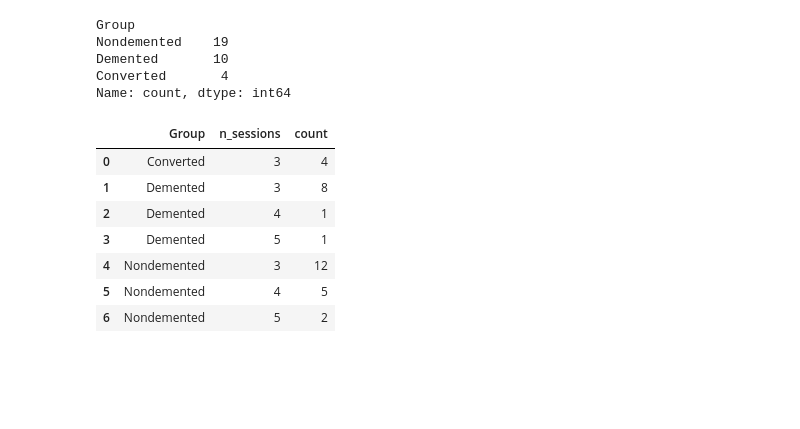
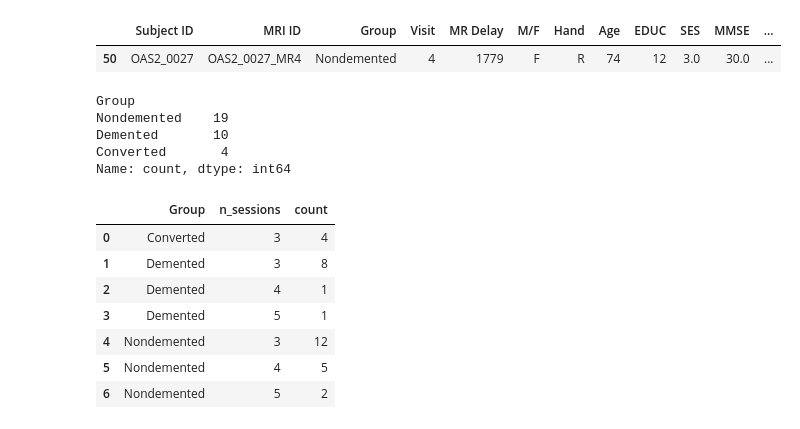
Before and after one commit to ricardjocelyn/high-dimensionality-prediction, a Jupyter notebook: exploratory_oasis.ipynb, the cells around one changed output. Cells and saved outputs as stored; diff of their text form; code cells hidden in the pictures; blank space fills up the shorter version.

```diff
--- a/exploratory_oasis.ipynb
+++ b/exploratory_oasis.ipynb
@@ -9,6 +9,11 @@ demographic_data = pd.read_excel('oasis2_longitudinal_demographics.xlsx')
 # %%
 # Filter df to only keep qualified subjects
 qualified_demographic_data = demographic_data[demographic_data["Subject ID"].isin(qualified_subjects)]
+# %%
+qualified_demographic_data[qualified_demographic_data["MRI ID"]=="OAS2_0027_MR4"]
+# %% [output]
+|  | Subject ID | MRI ID | Group | Visit | MR Delay | M/F | Hand | Age | EDUC | SES | MMSE | ... |
+| 50 | OAS2_0027 | OAS2_0027_MR4 | Nondemented | 4 | 1779 | F | R | 74 | 12 | 3.0 | 30.0 | ... |
 # %%
 # Count how many participants are demented, nondemented or converted
 count_groups(qualified_demographic_data)
```
Also changed, not shown: parts of 5 cells of this notebook, 1 other file.
